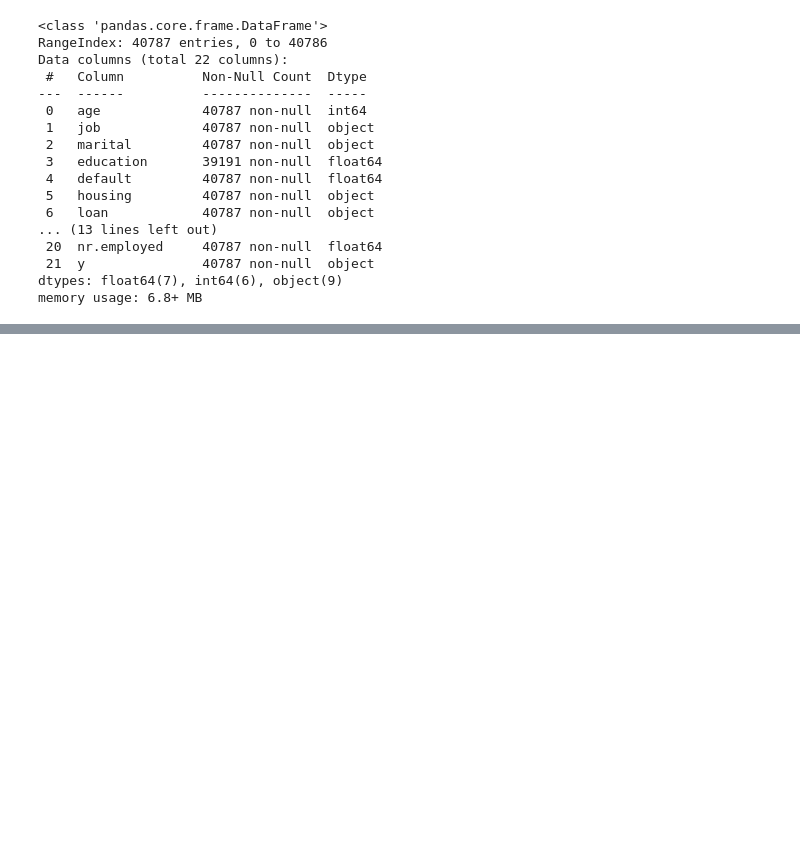
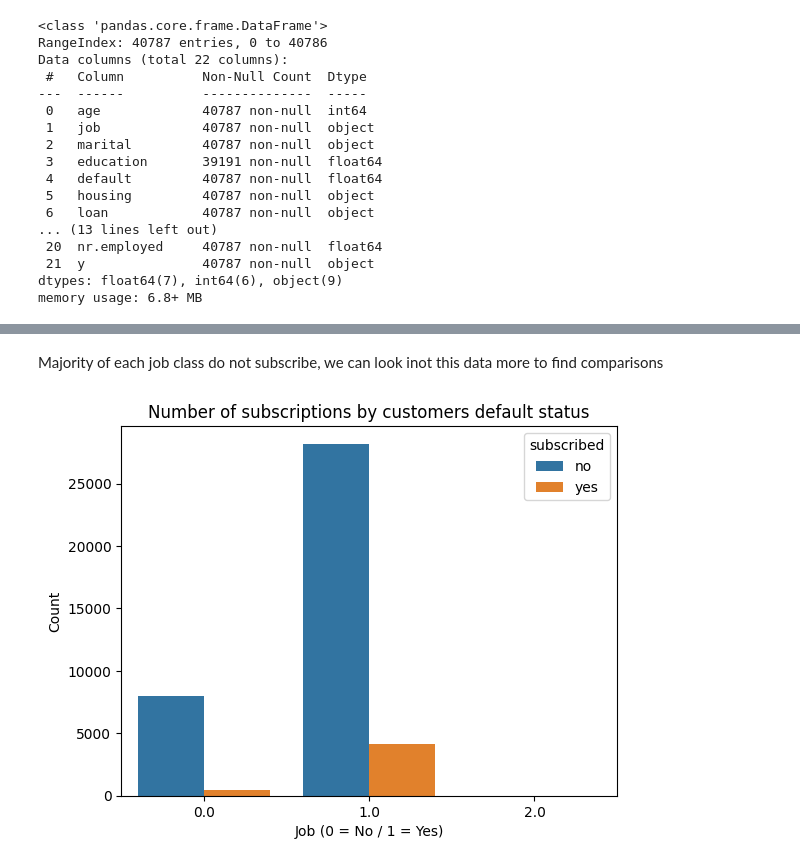
Before and after one commit to tassalor1/Bank-Term-Deposit-Prediction, a Jupyter notebook: Connor_EDA.ipynb, the cells around one changed output, grey strips where cells are left out. Saved outputs shown, nothing was run; the diff lists cells and outputs as text; code cells hidden in the pictures; blank space fills up the shorter version.

```diff
--- a/Connor_EDA.ipynb
+++ b/Connor_EDA.ipynb
@@ -89,0 +159,12 @@ for col in categorical_cols:
+# %% [markdown]
+Majority of each job class do not subscribe, we can look inot this data more to find comparisons
+# %%
+sns.countplot(data=df, x='default', hue='subscribed')
+
+plt.title('Number of subscriptions by customers default status')
+plt.xlabel('Job (0 = No / 1 = Yes)')
+plt.ylabel('Count')
+
+plt.show()
+# %% [output]
+[figure, added]
```
Also changed, not shown: parts of 18 cells of this notebook.
